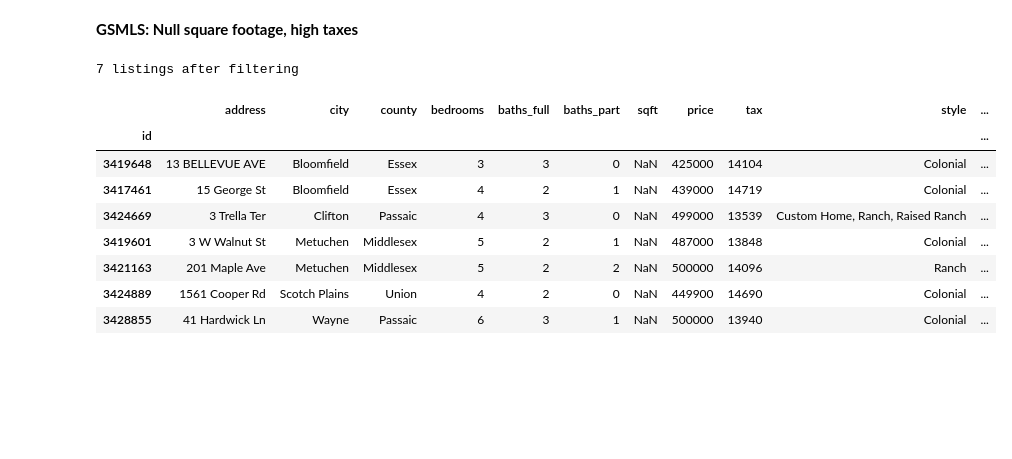
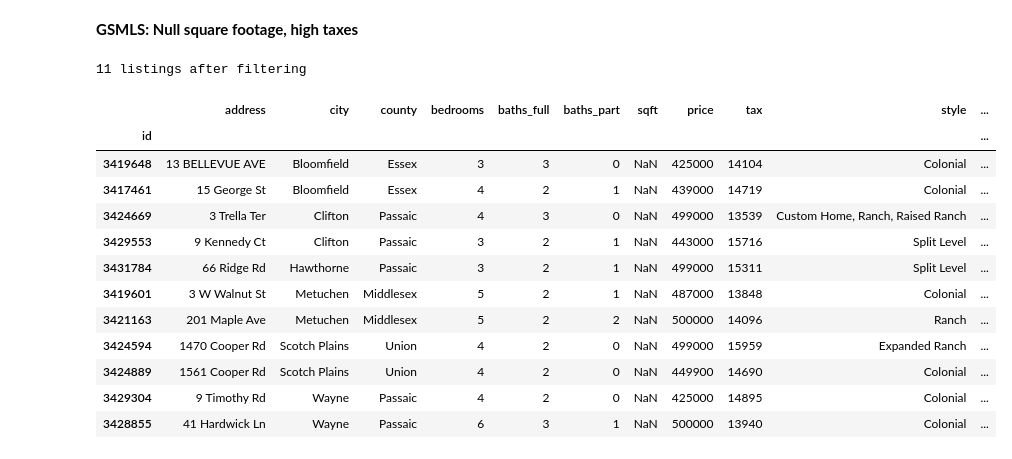
Before and after one commit to AlJohri/nj-house-search, a Jupyter notebook: gsmls.ipynb, the cells around one changed output. Cells and saved outputs as stored; diff of their text form; code cells hidden in the pictures; blank space fills up the shorter version.

```diff
--- a/gsmls.ipynb
+++ b/gsmls.ipynb
@@ -267,18 +269,22 @@ preview_gsmls_df(df1d)
 **GSMLS: Null square footage, high taxes**
 # %%
 df1dd = show_gsmls()
-df1dd = df1dd[(df1dd.sqft.isnull()) & (df1dd.tax > 13500) & (df1dd.tax < 15000)]
+df1dd = df1dd[(df1dd.sqft.isnull()) & (df1dd.tax > 13500) & (df1dd.tax < 16000)]
 df1dd = df1dd.sort_values('city')
 print(len(df1dd), "listings after filtering")
 preview_gsmls_df(df1dd)
 # %% [output]
-7 listings after filtering
+11 listings after filtering
 |  | address | city | county | bedrooms | baths_full | baths_part | sqft | price | tax | style | ... |
 | id |  |  |  |  |  |  |  |  |  |  | ... |
 | 3419648 | 13 BELLEVUE AVE | Bloomfield | Essex | 3 | 3 | 0 | NaN | 425000 | 14104 | Colonial | ... |
 | 3417461 | 15 George St | Bloomfield | Essex | 4 | 2 | 1 | NaN | 439000 | 14719 | Colonial | ... |
 | 3424669 | 3 Trella Ter | Clifton | Passaic | 4 | 3 | 0 | NaN | 499000 | 13539 | Custom Home, Ranch, Raised Ranch | ... |
+| 3429553 | 9 Kennedy Ct | Clifton | Passaic | 3 | 2 | 1 | NaN | 443000 | 15716 | Split Level | ... |
+| 3431784 | 66 Ridge Rd | Hawthorne | Passaic | 3 | 2 | 1 | NaN | 499000 | 15311 | Split Level | ... |
 | 3419601 | 3 W Walnut St | Metuchen | Middlesex | 5 | 2 | 1 | NaN | 487000 | 13848 | Colonial | ... |
 | 3421163 | 201 Maple Ave | Metuchen | Middlesex | 5 | 2 | 2 | NaN | 500000 | 14096 | Ranch | ... |
+| 3424594 | 1470 Cooper Rd | Scotch Plains | Union | 4 | 2 | 0 | NaN | 499000 | 15959 | Expanded Ranch | ... |
 | 3424889 | 1561 Cooper Rd | Scotch Plains | Union | 4 | 2 | 0 | NaN | 449900 | 14690 | Colonial | ... |
+| 3429304 | 9 Timothy Rd | Wayne | Passaic | 4 | 2 | 0 | NaN | 425000 | 14895 | Colonial | ... |
 | 3428855 | 41 Hardwick Ln | Wayne | Passaic | 6 | 3 | 1 | NaN | 500000 | 13940 | Colonial | ... |
```
Also changed, not shown: parts of 3 cells of this notebook, 3 other files.
